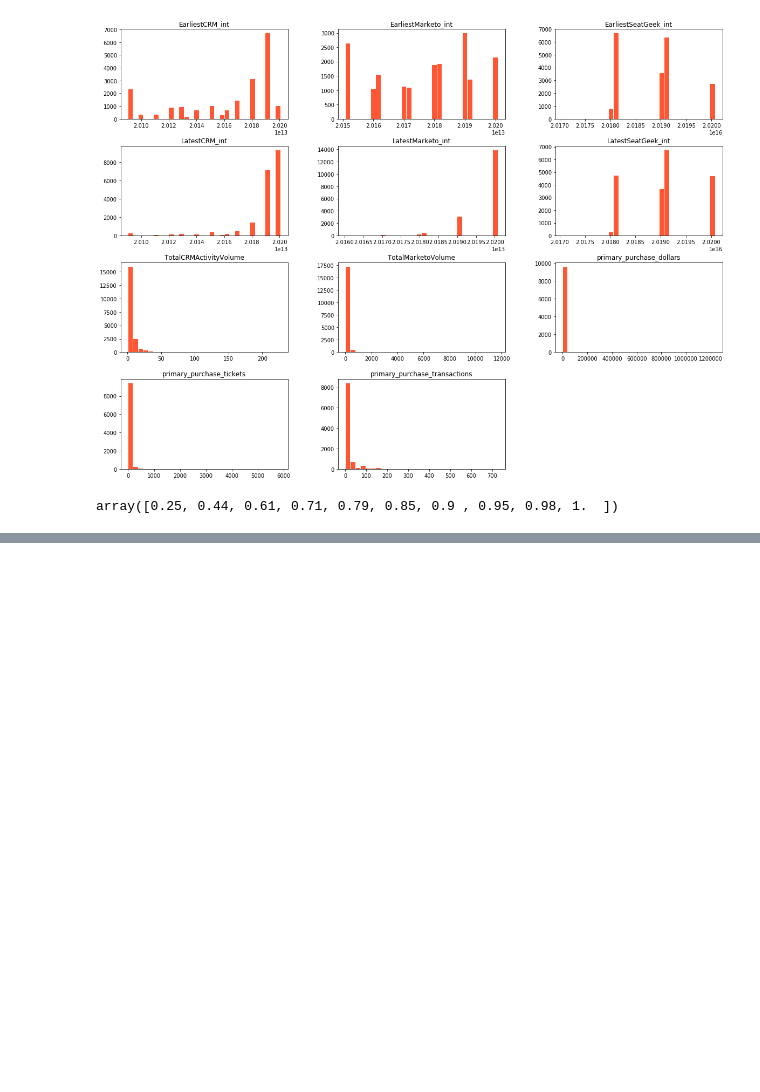
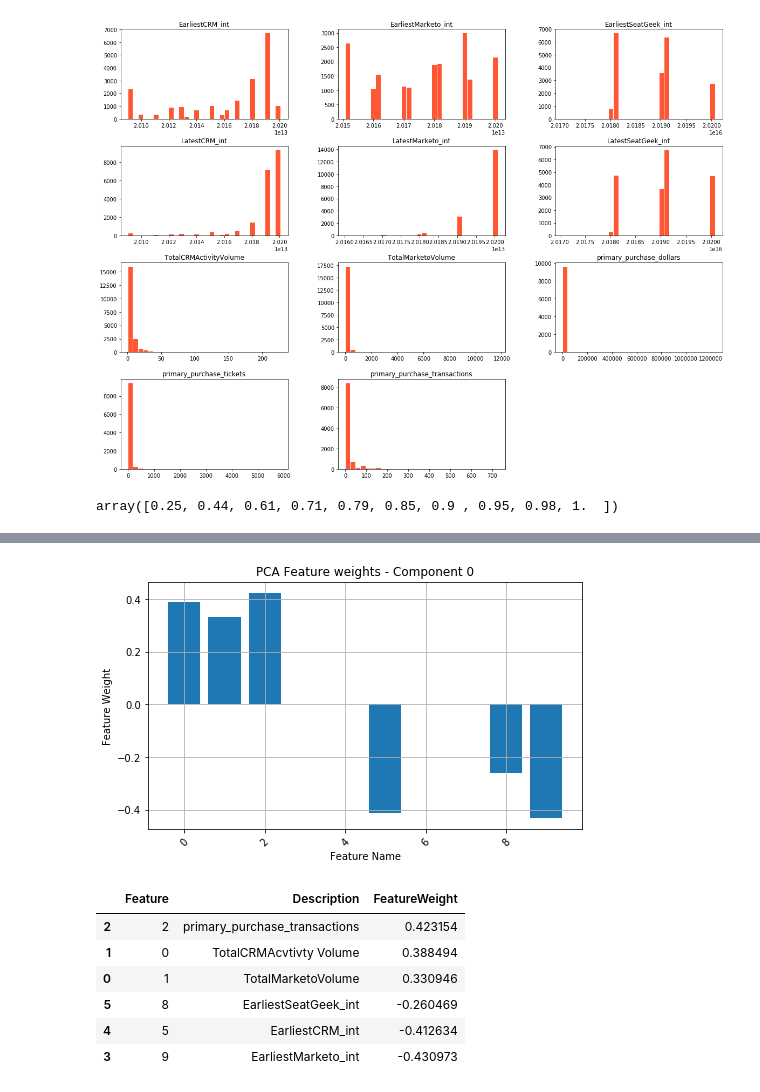
Before and after one commit to tbala25/ML_stm_prediction, a Jupyter notebook: Customer_Segmentation_Purchase_Prediction.ipynb, the cells around one changed output, grey strips where cells are left out. Drawn from its saved outputs; the diff is of its cells as text; code cells hidden in the pictures; blank space fills up the shorter version.

```diff
--- a/Customer_Segmentation_Purchase_Prediction.ipynb
+++ b/Customer_Segmentation_Purchase_Prediction.ipynb
@@ -269,3 +282,20 @@ pca.fit(full_standardized)
 np.cumsum(pca.explained_variance_/sum(pca.explained_variance_))
 # %% [output]
 array([0.25, 0.44, 0.61, 0.71, 0.79, 0.85, 0.9 , 0.95, 0.98, 1.  ])
+# %%
+#BUILD ATTRIBUTES INFO FOR PCA INTERPRETATION
+
+attributes_info = pd.DataFrame(columns = ['Attribute', 'Description'])
+attributes_info = attributes_info.append({'Attribute':0, 'Description': 'TotalCRMAcvtivty Volume'}, ignore_index = True)
+attributes_info = attributes_info.append({'Attribute':1, 'Description': 'TotalMarketoVolume'}, ignore_index = True)
+attributes_info = attributes_info.append({'Attribute':2, 'Description': 'primary_purchase_transactions'}, ignore_index = True)
+attributes_info = attributes_info.append({'Attribute':3, 'Description': 'primary_purchase_dollars'}, ignore_index = True)
+attributes_info = attributes_info.append({'Attribute':4, 'Description': 'primary_purchase_tickets'}, ignore_index = True)
+attributes_info = attributes_info.append({'Attribute':5, 'Description': 'EarliestCRM_int'}, ignore_index = True)
+attributes_info = attributes_info.append({'Attribute':6, 'Description': 'LatestCRM_int'}, ignore_index = True)
+attributes_info = attributes_info.append({'Attribute':7, 'Description': 'LatestSeatGeek_int'}, ignore_index = True)
+attributes_info = attributes_info.append({'Attribute':8, 'Description': 'EarliestSeatGeek_int'}, ignore_index = True)
+attributes_info = attributes_info.append({'Attribute':9, 'Description': 'EarliestMarketo_int'}, ignore_index = True)
+attributes_info = attributes_info.append({'Attribute':10, 'Description': 'LatestMarketo_int'}, ignore_index = True)
+
+attributes_info
@@ -295,10 +338,10 @@ def plot_feature_weights(df, pca, attributes_info, dimension, n_weights = 5, plo
         feat_weights.append(weight)
 
     for feature in feat_names:
-#         if feature in attributes_info.Attribute.values:
-#             feat_descs.append(attributes_info[attributes_info.Attribute == feature].Description.values[0])
-#         else:
-        feat_descs.append("No description given")
+        if feature in attributes_info.Attribute.values:
+            feat_descs.append(attributes_info[attributes_info.Attribute == feature].Description.values[0])
+        else:
+            feat_descs.append("No description given")
 
     component_info = {"Feature":feat_names, "Description":feat_descs, "FeatureWeight":feat_weights}
     component_info = pd.DataFrame(component_info)
@@ -320,3 +363,15 @@ def plot_feature_weights(df, pca, attributes_info, dimension, n_weights = 5, plo
         plt.show()
 
     return component_info
+# %%
+component_0_info = plot_feature_weights(full_standardized, pca, attributes_info, 0, 3)
+component_0_info.head(10)
+# %% [output]
+[figure, added]
+|  | Feature | Description | FeatureWeight |
+| 2 | 2 | primary_purchase_transactions | 0.423154 |
+| 1 | 0 | TotalCRMAcvtivty Volume | 0.388494 |
+| 0 | 1 | TotalMarketoVolume | 0.330946 |
+| 5 | 8 | EarliestSeatGeek_int | -0.260469 |
+| 4 | 5 | EarliestCRM_int | -0.412634 |
+| 3 | 9 | EarliestMarketo_int | -0.430973 |
```
Also changed, not shown: parts of 23 cells of this notebook.
